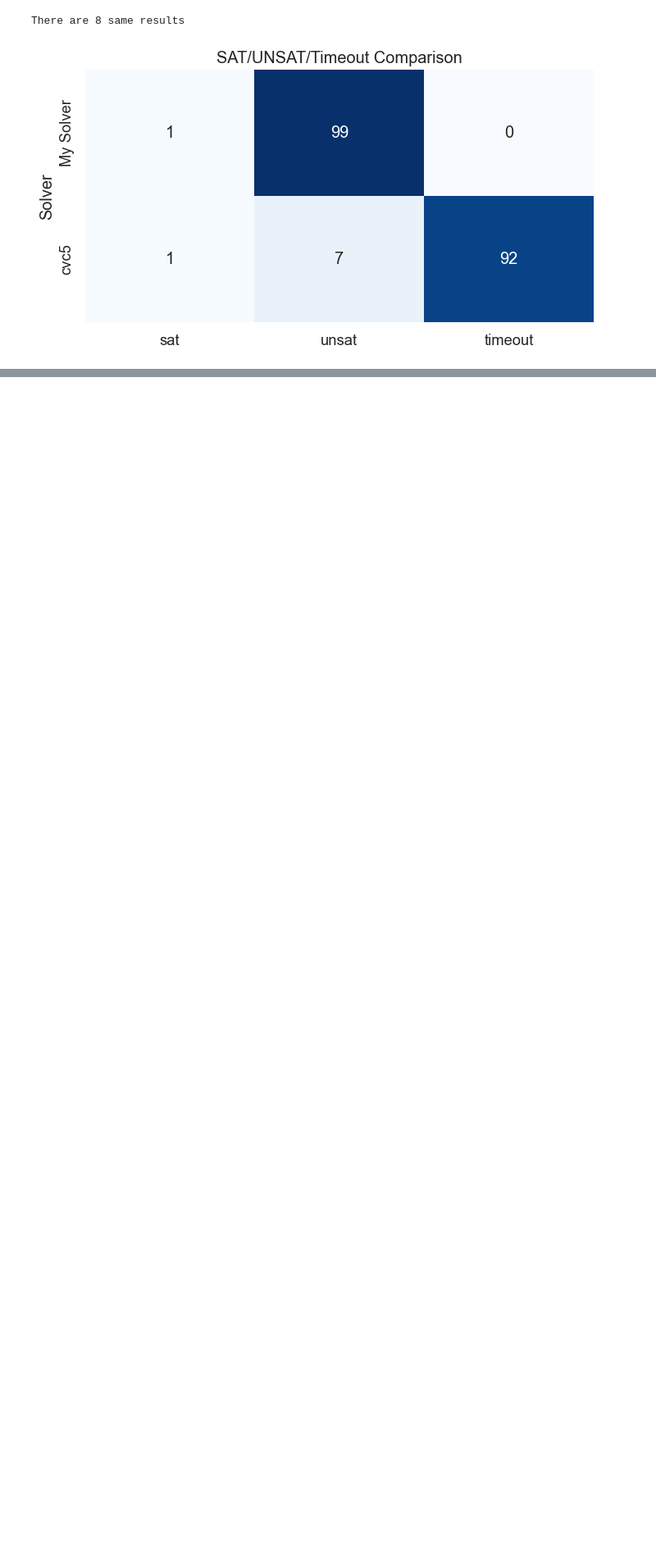
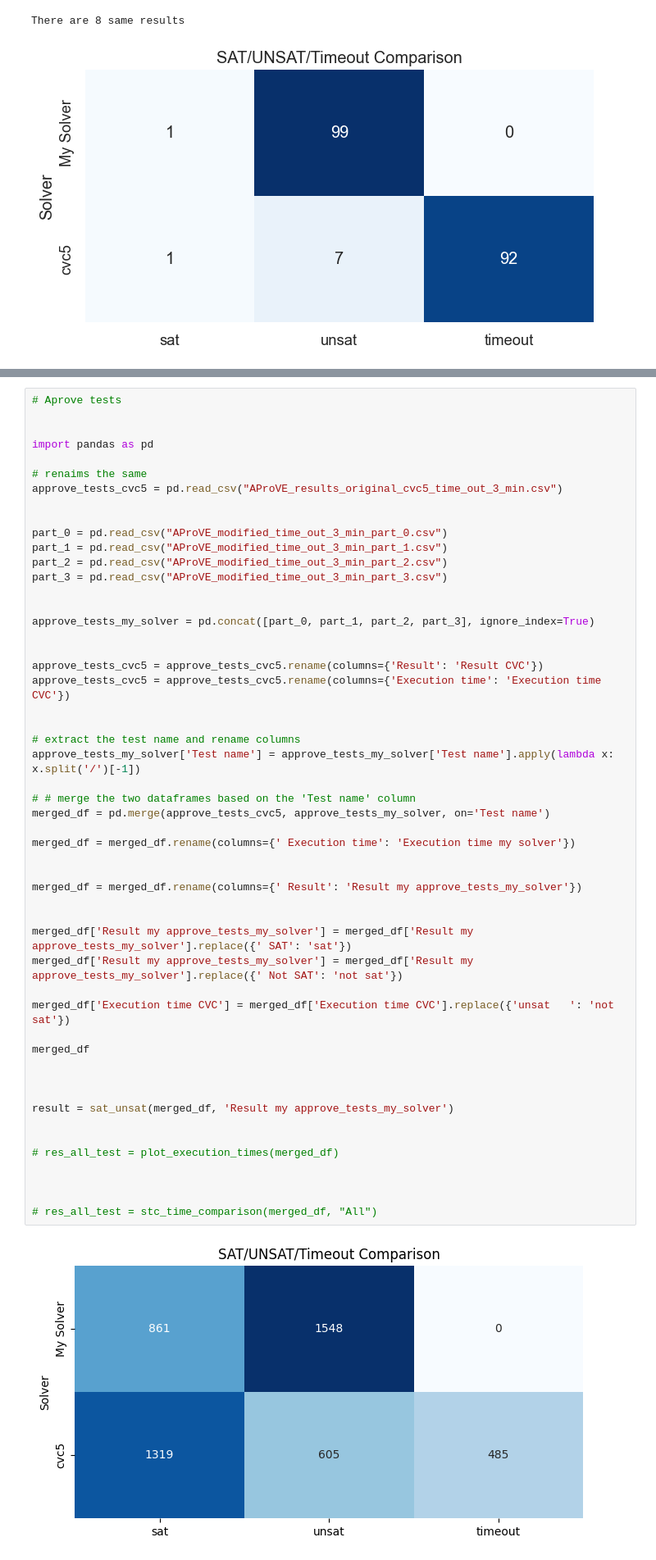
Before and after one commit to burbyleonid/BIE-BAP, a Jupyter notebook: code/src/analysis.ipynb, the cells around one changed output, grey strips where cells are left out. Shown: that part at 82% size. Cells and saved outputs as stored; diff of their text form; blank space fills up the shorter version.

```diff
--- a/code/src/analysis.ipynb
+++ b/code/src/analysis.ipynb
@@ -624,0 +630,54 @@ result = sat_unsat(merged_df, 'Result my approve_tests_my_solver')
+# %%
+# Aprove tests
+
+
+import pandas as pd
+
+# renaims the same
+approve_tests_cvc5 = pd.read_csv("AProVE_results_original_cvc5_time_out_3_min.csv")
+
+
+part_0 = pd.read_csv("AProVE_modified_time_out_3_min_part_0.csv")
+part_1 = pd.read_csv("AProVE_modified_time_out_3_min_part_1.csv")
+part_2 = pd.read_csv("AProVE_modified_time_out_3_min_part_2.csv")
+part_3 = pd.read_csv("AProVE_modified_time_out_3_min_part_3.csv")
+
+
+approve_tests_my_solver = pd.concat([part_0, part_1, part_2, part_3], ignore_index=True)
+
+
+approve_tests_cvc5 = approve_tests_cvc5.rename(columns={'Result': 'Result CVC'})
+approve_tests_cvc5 = approve_tests_cvc5.rename(columns={'Execution time': 'Execution time CVC'})
+
+
+# extract the test name and rename columns
+approve_tests_my_solver['Test name'] = approve_tests_my_solver['Test name'].apply(lambda x: x.split('/')[-1])
+
+# # merge the two dataframes based on the 'Test name' column
+merged_df = pd.merge(approve_tests_cvc5, approve_tests_my_solver, on='Test name')
+
+merged_df = merged_df.rename(columns={' Execution time': 'Execution time my solver'})
+
+
+merged_df = merged_df.rename(columns={' Result': 'Result my approve_tests_my_solver'})
+
+
+merged_df['Result my approve_tests_my_solver'] = merged_df['Result my approve_tests_my_solver'].replace({' SAT': 'sat'})
+merged_df['Result my approve_tests_my_solver'] = merged_df['Result my approve_tests_my_solver'].replace({' Not SAT': 'not sat'})
+
+merged_df['Execution time CVC'] = merged_df['Execution time CVC'].replace({'unsat	': 'not sat'})
+
+merged_df
+
+
+
+result = sat_unsat(merged_df, 'Result my approve_tests_my_solver')
+
+
+# res_all_test = plot_execution_times(merged_df)
+
+
+
+# res_all_test = stc_time_comparison(merged_df, "All")
+# %% [output]
+[figure, added]
```
Also changed, not shown: parts of 2 cells of this notebook, 1 other file.
